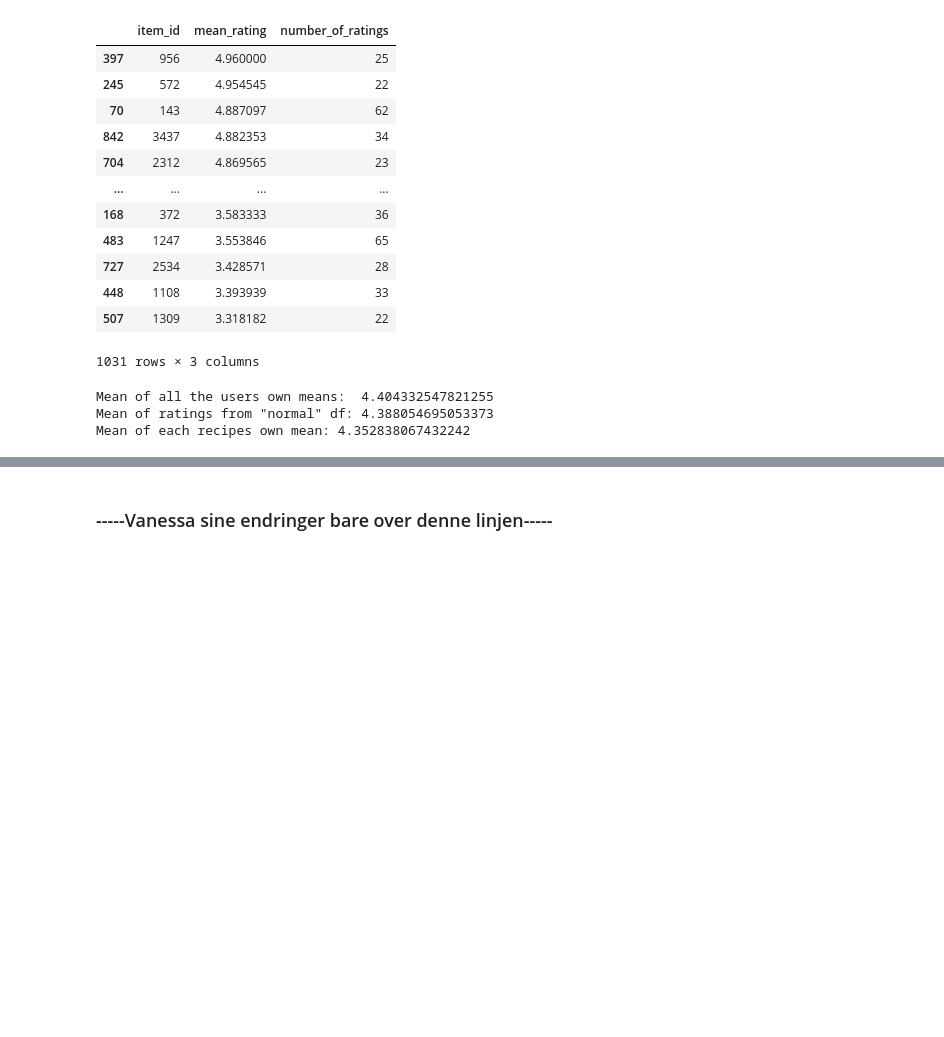
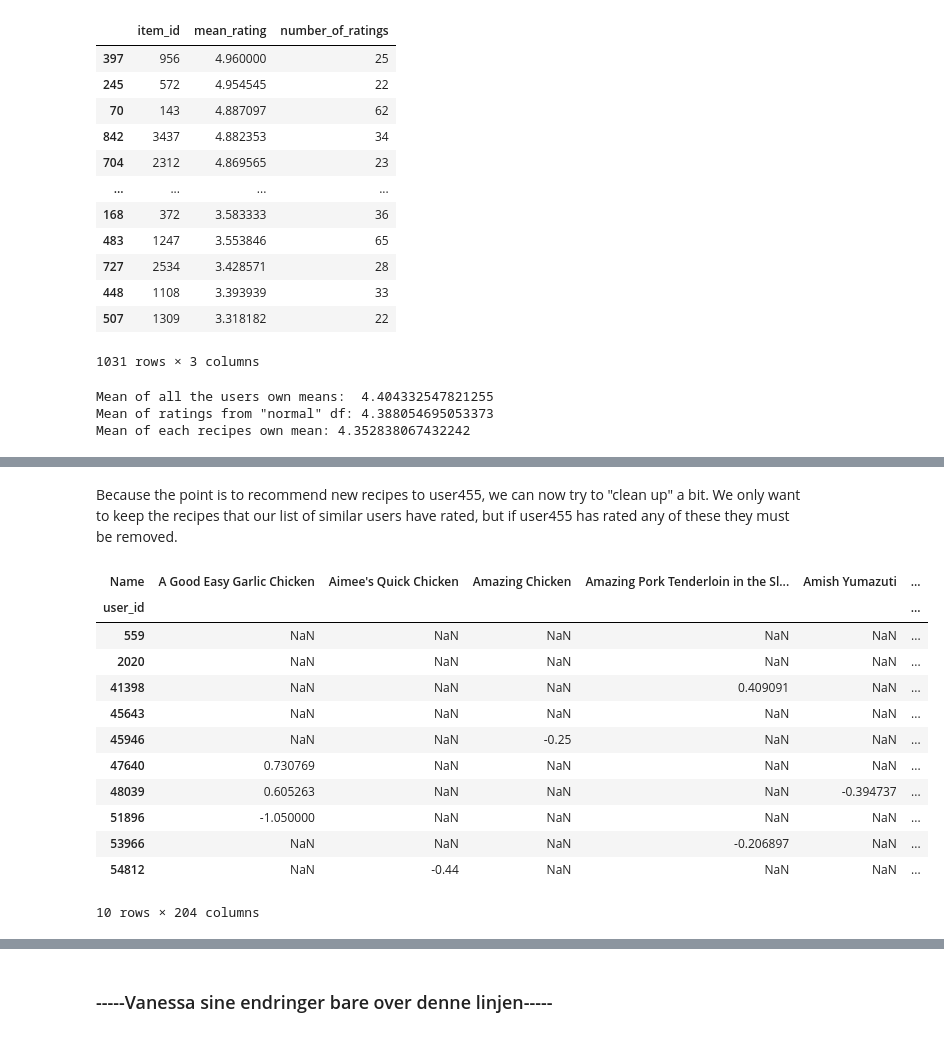
Before and after one commit to snorrealv/info345_semester_assignment, a Jupyter notebook: basic_recommender.ipynb, the cells around one changed output, grey strips where cells are left out. Drawn from its saved outputs; the diff is of its cells as text; code cells hidden in the pictures; blank space fills up the shorter version.

```diff
--- a/basic_recommender.ipynb
+++ b/basic_recommender.ipynb
@@ -215,0 +298,14 @@ Mean of each recipes own mean: 4.352838067432242
+# %%
+num_sim_users = 10
+
+sim_threshold = 0.2
+
+sim_users = pearson_sim[pearson_sim[our_user]>sim_threshold][our_user].sort_values(ascending= False)[:num_sim_users]
+
+sorted_users = pearson_sim[pearson_sim[our_user]==1.0][our_user].sort_values(ascending= False)
+
+#print the top 10 similar users:
+print(f'The similar users for user {our_user} are', sim_users)
+
+#how many users have a pearson correlation coefficient of 1.0??
+print('The number of users that have a pearson correlation coefficient of 1.0 with user455 is:',sorted_users.count())
@@ -215,0 +326,21 @@ Mean of each recipes own mean: 4.352838067432242
+# %% [markdown]
+Because the point is to recommend new recipes to user455, we can now try to "clean up" a bit. We only want to keep the recipes that our list of similar users have rated, but if user455 has rated any of these they must be removed.
+# %%
+# Removing all recipes that none of the similar users have rated.
+sim_user_recipes = norm_ratings_matrix[norm_ratings_matrix.index.isin(sim_users.index)].dropna(axis=1, how='all')
+
+sim_user_recipes
+# %% [output]
+| Name | A Good Easy Garlic Chicken | Aimee's Quick Chicken | Amazing Chicken | Amazing Pork Tenderloin in the Sl... | Amish Yumazuti | ... |
+| user_id |  |  |  |  |  | ... |
+| 559 | NaN | NaN | NaN | NaN | NaN | ... |
+| 2020 | NaN | NaN | NaN | NaN | NaN | ... |
+| 41398 | NaN | NaN | NaN | 0.409091 | NaN | ... |
+| 45643 | NaN | NaN | NaN | NaN | NaN | ... |
+| 45946 | NaN | NaN | -0.25 | NaN | NaN | ... |
+| 47640 | 0.730769 | NaN | NaN | NaN | NaN | ... |
+| 48039 | 0.605263 | NaN | NaN | NaN | -0.394737 | ... |
+| 51896 | -1.050000 | NaN | NaN | NaN | NaN | ... |
+| 53966 | NaN | NaN | NaN | -0.206897 | NaN | ... |
+| 54812 | NaN | -0.44 | NaN | NaN | NaN | ... |
+10 rows × 204 columns
```
Also changed, not shown: parts of 31 cells of this notebook.
